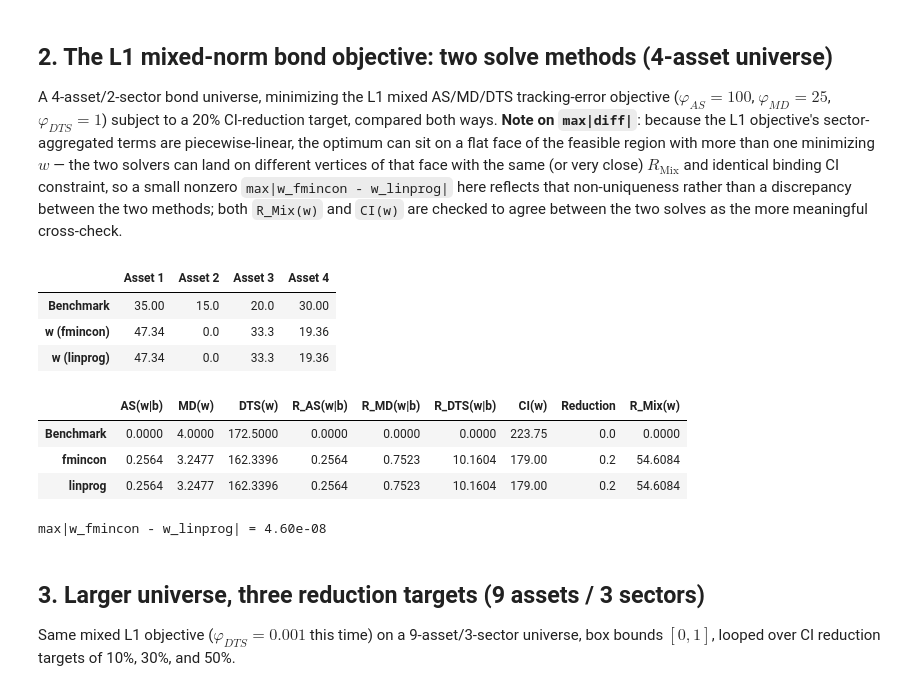
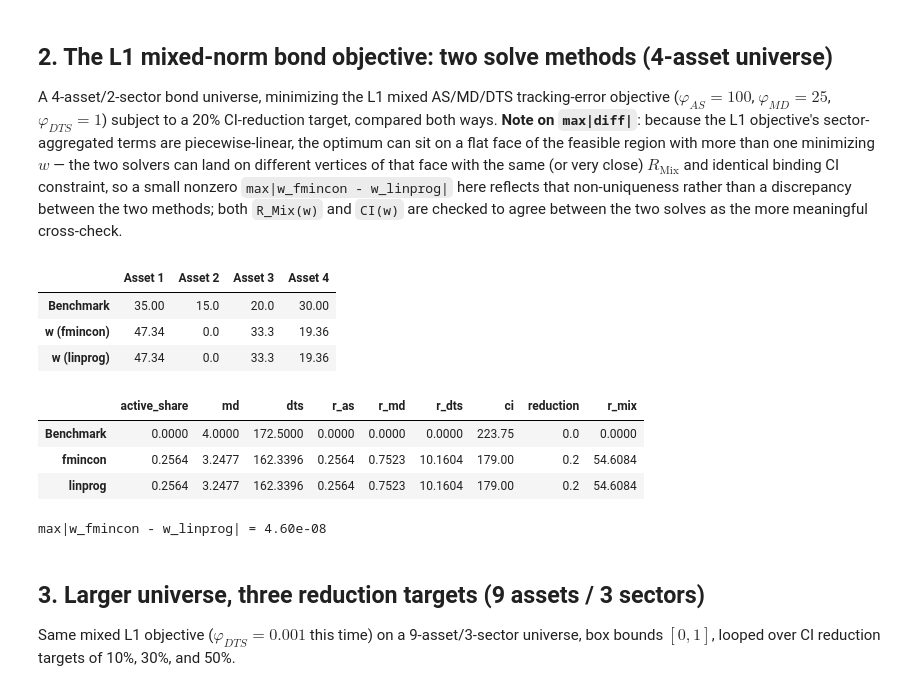
Before and after one commit to lcrmorin/HSF-Notebooks, a Jupyter notebook: notebooks/hsf/11b_l1_l2_norm_reformulation.ipynb, the cells around one changed output. Cells and saved outputs as stored; diff of their text form; code cells hidden in the pictures.

```diff
--- a/notebooks/hsf/11b_l1_l2_norm_reformulation.ipynb
+++ b/notebooks/hsf/11b_l1_l2_norm_reformulation.ipynb
@@ -169,29 +85,29 @@ two solves as the more meaningful cross-check.
 # %%
 b = np.array([0.35, 0.15, 0.20, 0.30])
 CI = np.array([117, 284, 162.5, 359])
 MD = np.array([3.00, 5.00, 2.00, 6.00])
 DTS = np.array([100, 150, 200, 250])
 Sector = np.array([1, 1, 2, 2])
 
-result = solve_mixed_norm_te(b, CI, MD, DTS, Sector, Reduction=0.20,
-                              varphi_AS=100, varphi_MD=25, varphi_DTS=1)
+result = solve_mixed_norm_te_portfolio(b, CI, MD, DTS, Sector, 0.20,
+                                        varphi_as=100, varphi_md=25, varphi_dts=1)
 
 table = pd.DataFrame({
-    "Benchmark": b, "w (fmincon)": result["w_fmincon"], "w (linprog)": result["w_linprog"],
+    "Benchmark": b, "w (fmincon)": result.weights_slsqp, "w (linprog)": result.weights_lp,
 }, index=[f"Asset {i+1}" for i in range(len(b))]).T
 display((100 * table).round(2))
 
 metrics_table = pd.DataFrame({
-    "Benchmark": result["metrics_b"], "fmincon": result["metrics_fmincon"], "linprog": result["metrics_linprog"],
+    "Benchmark": vars(result.metrics_benchmark), "fmincon": vars(result.metrics_slsqp), "linprog": vars(result.metrics_lp),
 }).T
 display(metrics_table.round(4))
-print(f"max|w_fmincon - w_linprog| = {result['max_abs_diff']:.2e}")
+print(f"max|w_fmincon - w_linprog| = {result.max_abs_diff:.2e}")
 # %% [output]
 |  | Asset 1 | Asset 2 | Asset 3 | Asset 4 |
 | Benchmark | 35.00 | 15.0 | 20.0 | 30.00 |
 | w (fmincon) | 47.34 | 0.0 | 33.3 | 19.36 |
 | w (linprog) | 47.34 | 0.0 | 33.3 | 19.36 |
-|  | AS(w|b) | MD(w) | DTS(w) | R_AS(w|b) | R_MD(w|b) | R_DTS(w|b) | CI(w) | Reduction | R_Mix(w) |
+|  | active_share | md | dts | r_as | r_md | r_dts | ci | reduction | r_mix |
 | Benchmark | 0.0000 | 4.0000 | 172.5000 | 0.0000 | 0.0000 | 0.0000 | 223.75 | 0.0 | 0.0000 |
 | fmincon | 0.2564 | 3.2477 | 162.3396 | 0.2564 | 0.7523 | 10.1604 | 179.00 | 0.2 | 54.6084 |
 | linprog | 0.2564 | 3.2477 | 162.3396 | 0.2564 | 0.7523 | 10.1604 | 179.00 | 0.2 | 54.6084 |
```
Also changed, not shown: parts of 3 cells of this notebook, 24 other files.
